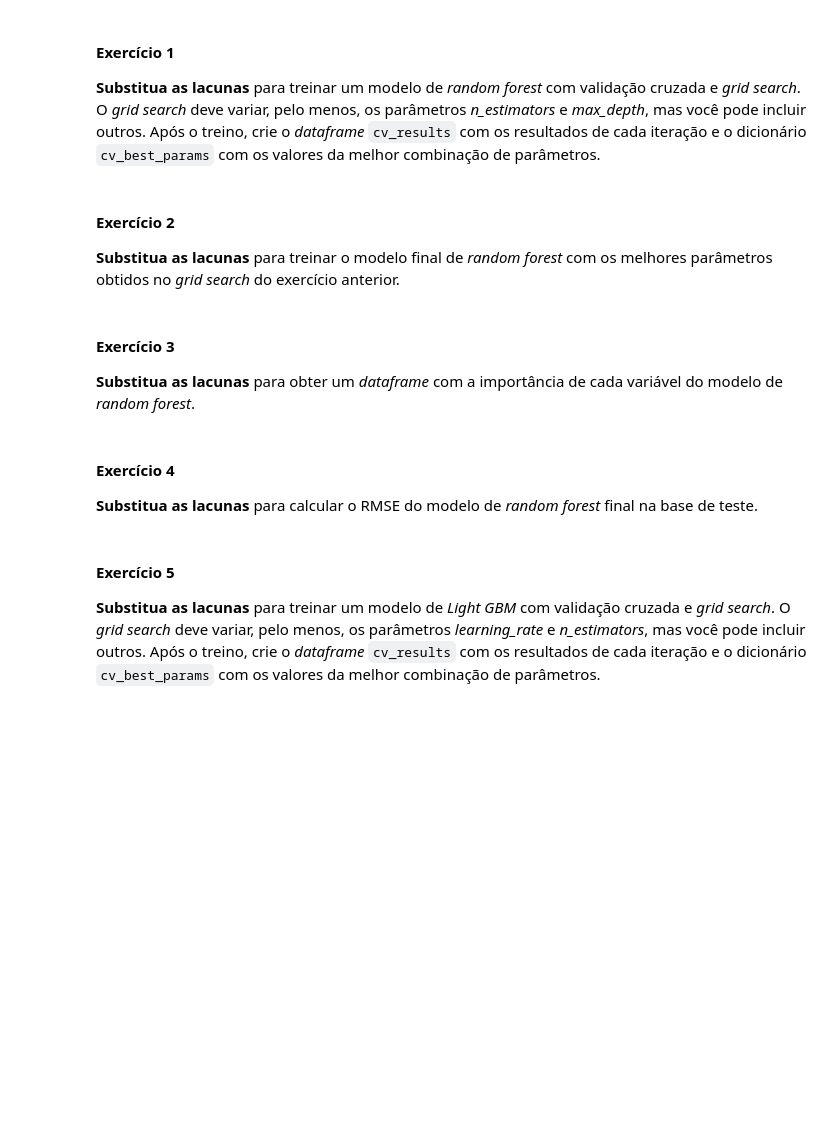
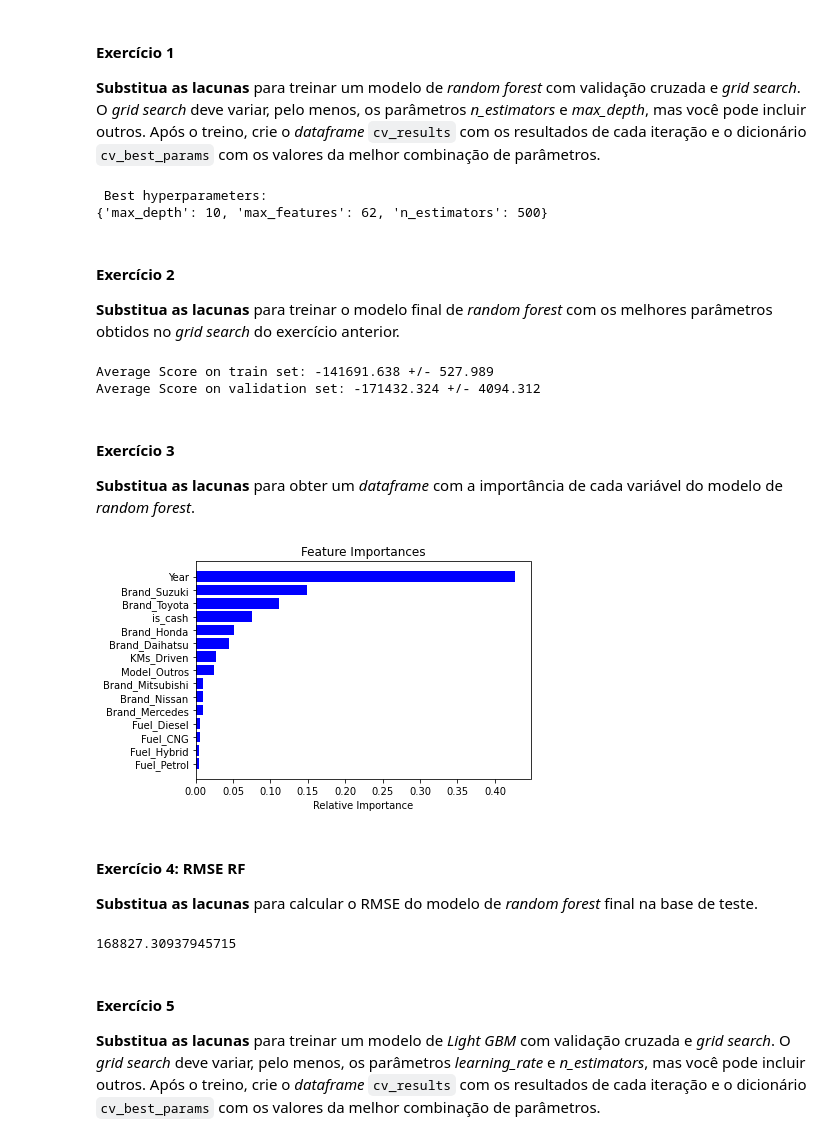
Before and after one commit to wesleydecezere/programa_ds_fc, a Jupyter notebook: 5. Regressão/Entrega 5 - Regressão/Regressao - Exercicio.ipynb, the cells around one changed output. Drawn from its saved outputs; the diff is of its cells as text; code cells hidden in the pictures; blank space fills up the shorter version.

Commit message:
Realização dos exercícios

```diff
--- a/5. Regressão/Entrega 5 - Regressão/Regressao - Exercicio.ipynb
+++ b/5. Regressão/Entrega 5 - Regressão/Regressao - Exercicio.ipynb
@@ -21,4 +28,4 @@ import lightgbm as lgb
 # %%
-cars_df = pd.read_csv("./data/OLX_Car_Data.csv", encoding = 'unicode_escape')
+cars_df = pd.read_csv("/content/drive/MyDrive/Programa Ciência de Dados/Entrega 5 - Regressão/data/OLX_Car_Data.csv", encoding = 'unicode_escape')
 
 cars_df.describe(include='all')
@@ -94,70 +137,92 @@ print("Validation set y", y_val.shape)
 # Random Forest com validação cruzada e Grid Search
 
 # definindo os valores possíveis dos parâmetros a serem testados
-params = {}
+params = {'n_estimators': [5, 50, 100, 500],
+          'max_depth': [2, 5, 10, 50],
+          'max_features': range(2, 97, 20),
+          #'min_samples_split': [2, 8, 15, 30],
+          }
+
+"""
+params = {'n_estimators': [5, 50, 100, 500],
+          'max_features': [2, 5, 9, 13],
+          'max_depth': [2, 5, 10, 50],
+          'min_samples_split': [2, 8, 15, 30],}
+"""
 
 # criando o objeto do modelo com RandomForestRegressor
-rf_model_cv_gs = ________________()
+rf_model_cv_gs = RandomForestRegressor(random_state=seed)
 
 # criando o objeto do grid search com GridSearchCV
-grid_search = ___________(rf_model_cv_gs, param_grid=params, return_train_score=True, scoring='neg_root_mean_squared_error')
+grid_search = GridSearchCV(rf_model_cv_gs, param_grid=params, return_train_score=True, scoring='neg_root_mean_squared_error')
 
 # treinando o modelo com o grid search
-grid_search.________(X_training, y_training)
+grid_search.fit(X_training, y_training)
 
 # pegando os resultados da validação cruzada (cv_results)
-cv_results = pd.DataFrame(grid_search.________)
+cv_results = pd.DataFrame(grid_search.cv_results_)
 
 # pegando e imprimindo a melhor combinação de hiperparâmetros
-cv_best_params = grid_search.________
+cv_best_params = grid_search.best_params_
 print('\n Best hyperparameters:')
 print(cv_best_params)
+# %% [output]
+ Best hyperparameters:
+{'max_depth': 10, 'max_features': 62, 'n_estimators': 500}
 # %% [markdown]
 #### Exercício 2
 
 **Substitua as lacunas** para treinar o modelo final de *random forest* com os melhores parâmetros obtidos no *grid search* do exercício anterior.
 # %%
 # imprimindo o score médio nas bases de treino
-print("Average accuracy on train set: {:.3f} +/- {:.3f}".format(cv_results[cv_results.rank_test_score == 1].mean_train_score.values[0],
+print("Average Score on train set: {:.3f} +/- {:.3f}".format(cv_results[cv_results.rank_test_score == 1].mean_train_score.values[0],
                                                                      cv_results[cv_results.rank_test_score == 1].std_train_score.values[0]))
 # imprimindo o score médio nas bases de validação
-print("Average accuracy on validation set: {:.3f} +/- {:.3f}".format(cv_results[cv_results.rank_test_score == 1].mean_test_score.values[0],
+print("Average Score on validation set: {:.3f} +/- {:.3f}".format(cv_results[cv_results.rank_test_score == 1].mean_test_score.values[0],
                                                                      cv_results[cv_results.rank_test_score == 1].std_test_score.values[0]))
 
 # configurando o modelo com a melhor combinação de hiperparâmetros
-rf_model_cv_gs.________(n_estimators = cv_best_params['n_estimators'],
-                        max_depth = cv_best_params['max_depth'],
-                        ______)
+rf_model_cv_gs.set_params(n_estimators = cv_best_params['n_estimators'],
+                          max_depth = cv_best_params['max_depth'],
+                          #______
+                          )
 
 # treinando um modelo com a melhor combinação de hiperparâmetros
-rf_model_cv_gs.________(X_training, y_training)
+rf_model_cv_gs.fit(X_training, y_training)
 best_model_params = rf_model_cv_gs.get_params()
+# %% [output]
+Average Score on train set: -141691.638 +/- 527.989
+Average Score on validation set: -171432.324 +/- 4094.312
 # %% [markdown]
 #### Exercício 3
 
 **Substitua as lacunas** para obter um *dataframe* com a importância de cada variável do modelo de *random forest*.
 # %%
 # desenhando o gráfico de impoartância de variáveis
-features = X_training.______
-importances = rf_model_cv_gs.______
+features = X_training.columns
+importances = rf_model_cv_gs.feature_importances_
 indices = np.argsort(importances)
 
 feature_importances_df = pd.DataFrame({'features': features,
                                        'importances': importances})
 
 plt.title('Feature Importances')
 plt.barh(range(len(importances[indices][-15:])), importances[indices][-15:], color='b', align='center')
 plt.yticks(range(len(importances[indices][-15:])), [features[i] for i in indices[-15:]])
 plt.xlabel('Relative Importance')
 plt.show()
+# %% [output]
+[figure, added]
 # %% [markdown]
-#### Exercício 4
+#### Exercício 4: RMSE RF
 
 **Substitua as lacunas** para calcular o RMSE do modelo de *random forest* final na base de teste.
 # %%
-y_test_pred_rf = rf_model_cv_gs.______(X_test)
-rmse_test_rf = math.sqrt(mean_squared_error(y_test, ______))
+y_test_pred_rf = rf_model_cv_gs.predict(X_test)
+rmse_test_rf = math.sqrt(mean_squared_error(y_test, y_test_pred_rf))
 print(rmse_test_rf)
+# %% [output]
+168827.30937945715
 # %% [markdown]
 #### Exercício 5
 
```
Also changed, not shown: parts of 22 cells of this notebook.
